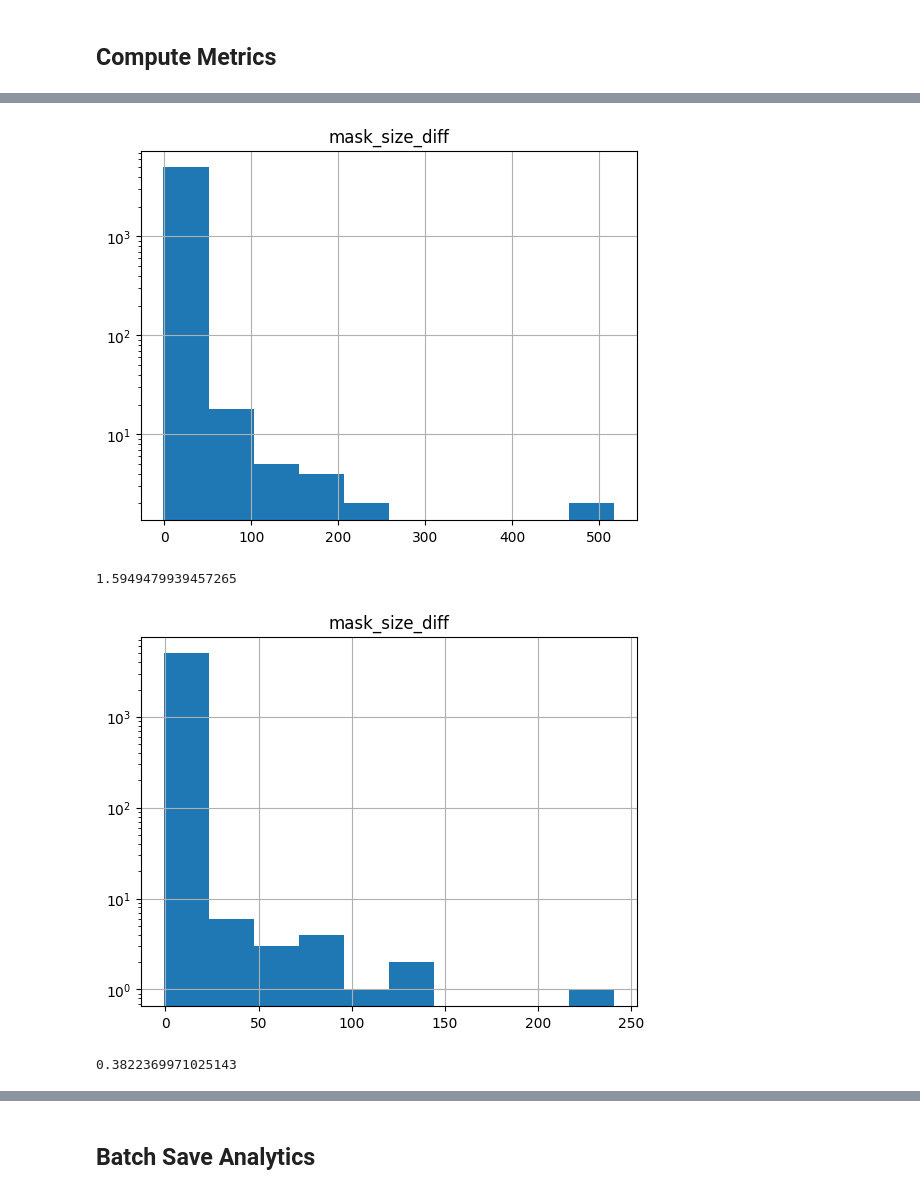
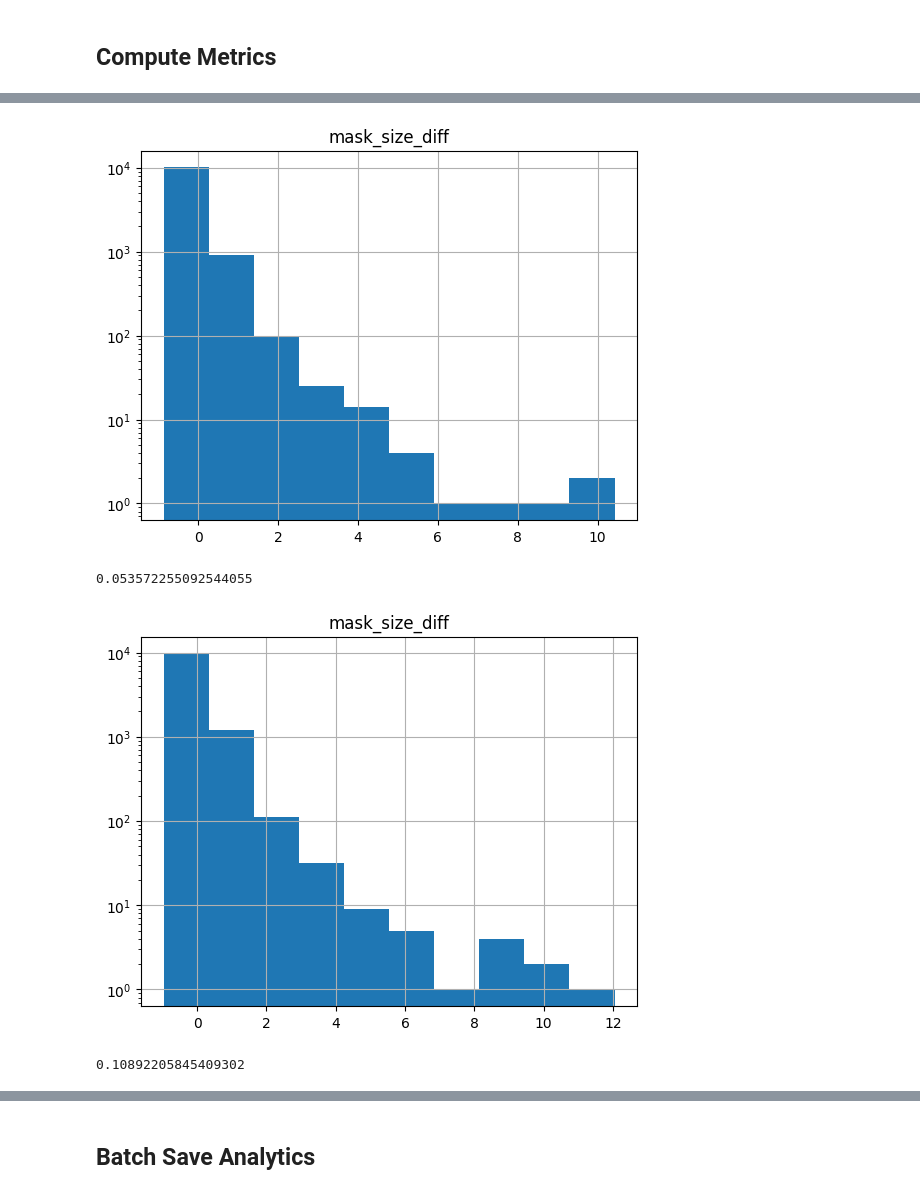
Before and after one commit to simoneangarano/BenchSAM, a Jupyter notebook: notebooks/Analysis.ipynb, the cells around one changed output, grey strips where cells are left out. Cells and saved outputs as stored; diff of their text form; code cells hidden in the pictures.

```diff
--- a/notebooks/Analysis.ipynb
+++ b/notebooks/Analysis.ipynb
@@ -51,0 +40,3 @@ plt.imshow(df_0['mask'][3], alpha=0.5)
+# %%
+df_p['score'] = df_p.apply(lambda x: 0, axis=1)
+df_p['s_class'] = df_p.apply(lambda x: None, axis=1)
@@ -54,4 +64,4 @@ plt.imshow(df_0['mask'][3], alpha=0.5)
 if 'shape' not in df_p.keys():
     df_p = add_image_shape(df_p, cfg)
     df_p.head()
-    df_p.to_pickle(f"results/{cfg['EXPERIMENT']}{cfg['DATASET']}_prompts.pkl")
+    df_p.to_pickle(f"../results/{cfg['EXPERIMENT']}{cfg['DATASET']}_prompts.pkl")
@@ -58,6 +82,7 @@ if 'shape' not in df_p.keys():
 # %%
-df_0s = get_analytics(df_0, df_s, df_p, cfg)
-df_0s.to_pickle(f"../analytics/{cfg['EXPERIMENT']}{cfg['DATASET']}_{cfg['MODEL']}_{cfg['SPARSITY']}{cfg['MODE']}.pkl")
-df_0s.head()
+# GT vs MobileSAM
+df_gs = get_analytics(df_p, df_s, df_p, cfg, skip_empty=True)
+df_gs.to_pickle(f"../results/analytics/{cfg['EXPERIMENT']}{cfg['DATASET']}_{cfg['MODEL']}_{cfg['SPARSITY']}{cfg['MODE']}.pkl")
+df_gs.head()
 # %% [output]
 |  | name | prompt | class | t_class | s_class | score | score_diff | mask_size | mask_size_diff | iou | ... |
@@ -87,18 +125,18 @@ df_0s['iou'].mean()
 # %%
-# BASELINE
-df_0s.hist(column='mask_size_diff')
+# SAM
+df_g0.hist(column='mask_size_diff')
 plt.semilogy()
 plt.show()
-df_0s['mask_size_diff'].mean()
+df_g0['mask_size_diff'].mean()
 # %% [output]
-[figure, old version]
+[figure, new version]
-1.5949479939457265
+0.053572255092544055
 # %%
-# DICE + FOCAL
-df_0s.hist(column='mask_size_diff')
+# Mobile
+df_gs.hist(column='mask_size_diff')
 plt.semilogy()
 plt.show()
-df_0s['mask_size_diff'].mean()
+df_gs['mask_size_diff'].mean()
 # %% [output]
-[figure, old version]
+[figure, new version]
-0.3822369971025143
+0.10892205845409302
```
Also changed, not shown: parts of 35 cells of this notebook, 14 other files.
